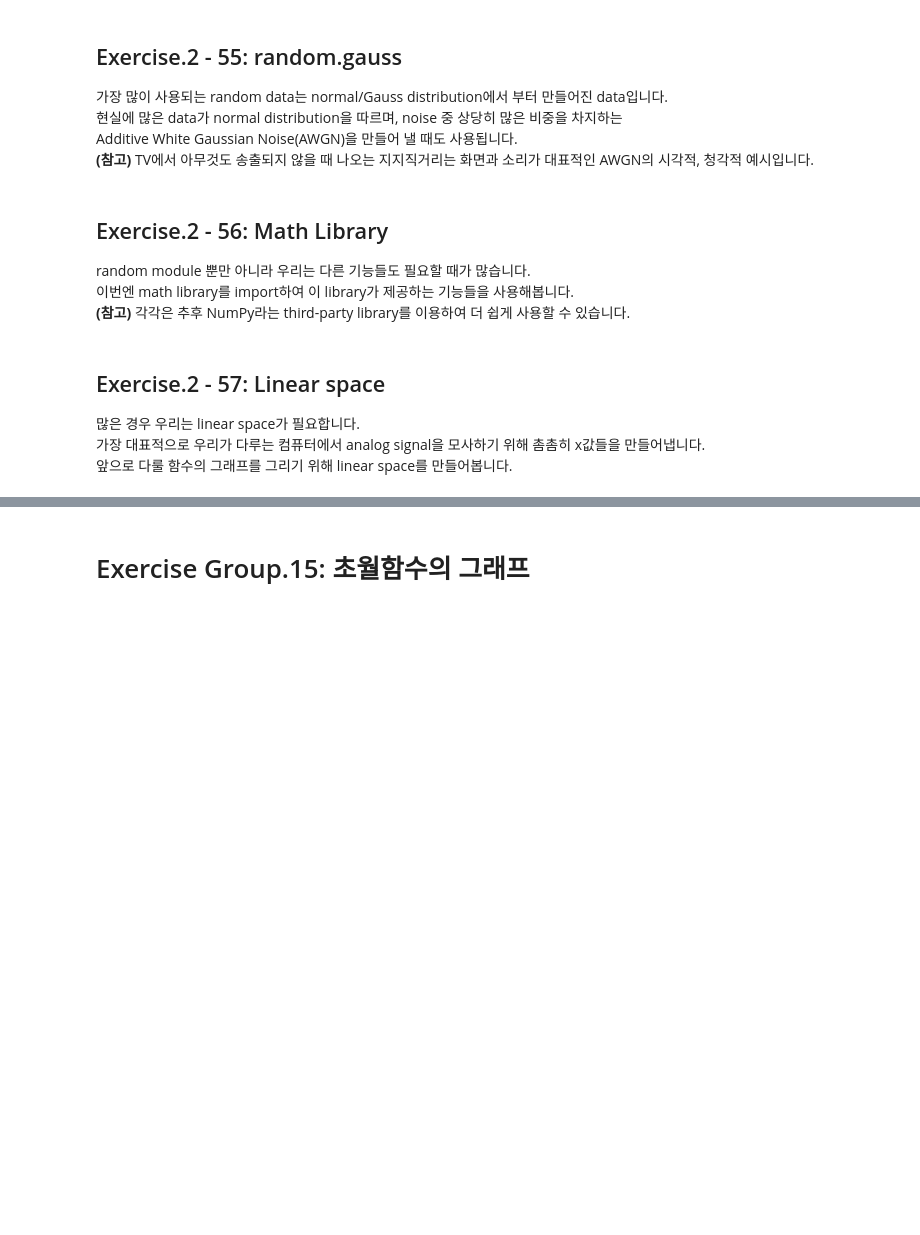
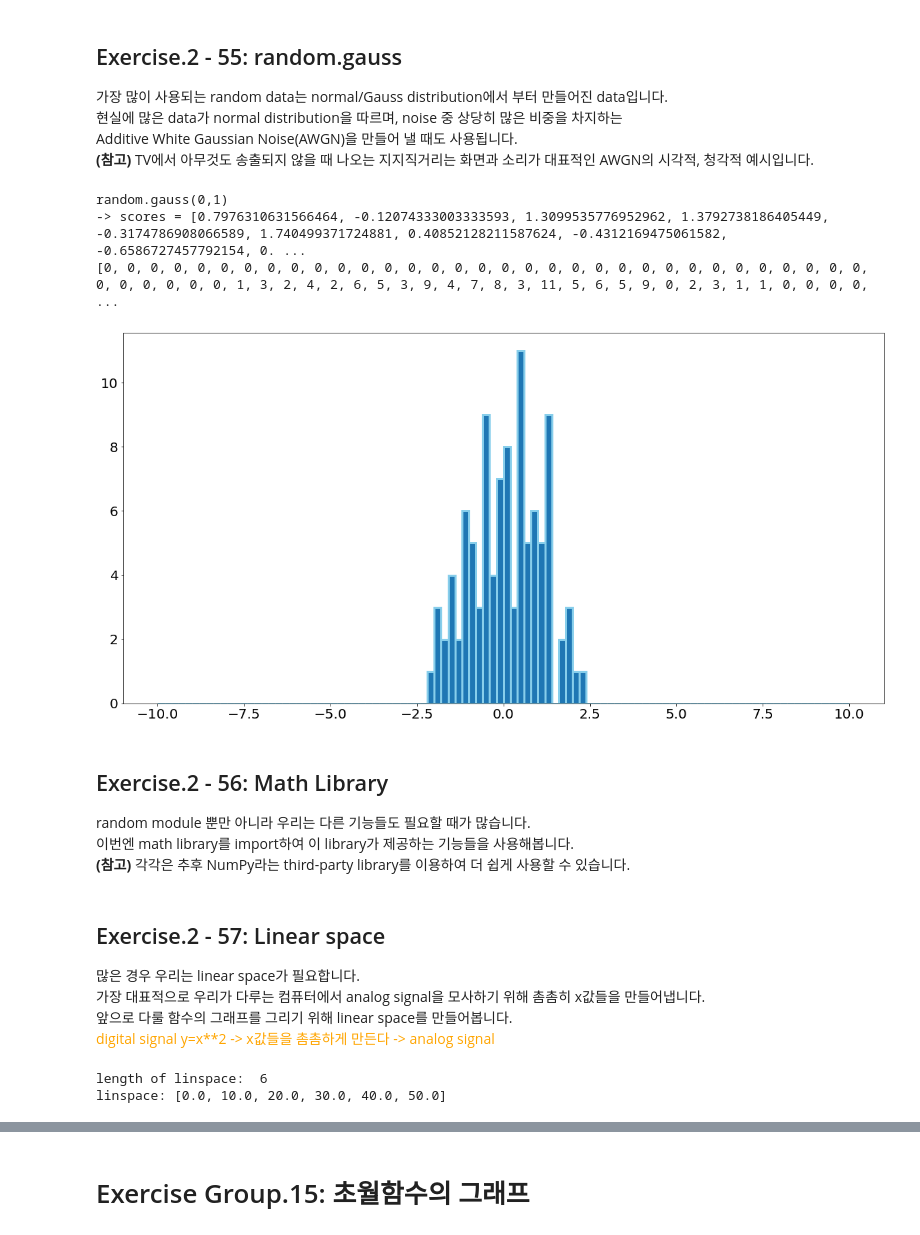
Before and after one commit to jjy961228/INF_DeepLearning, a Jupyter notebook: INF_DeepLearning2/P4DL_Lv2_Lecture_Code.ipynb, the cells around one changed output, grey strips where cells are left out. Saved outputs shown, nothing was run; the diff lists cells and outputs as text; code cells hidden in the pictures; blank space fills up the shorter version.

```diff
--- a/INF_DeepLearning2/P4DL_Lv2_Lecture_Code.ipynb
+++ b/INF_DeepLearning2/P4DL_Lv2_Lecture_Code.ipynb
@@ -487,16 +601,20 @@ zip과 enumerate을 함께 사용하여 2개의 vector에 대한 연산을 연
 # %%
 e_scores = [40, 20, 50, 80]
 m_scores = [20, 60, 30, 40]
+    #enumerate와 zip을 거치면
+    #데이터가 [0 , (40,20)]
+    #        [1,  (20,60)] ... 의 형태로 바뀐다
 
 # initialize the maxima, maximum indices
 Maxes = [None, None]
-M_indices = [0, 0]
+M_indecies = [0 , 0]
 
-for s_idx, (e_s, m_s) in enumerate(zip(e_scores, m_scores)):
-    if Maxes[0] == None or e_s > Maxes[0]:
-        Maxes[0], M_indices[0] = e_s, s_idx
-    if Maxes[1] == None or m_s > Maxes[1]:
-        Maxes[1], M_indices[1] = m_s, s_idx
-
-print("Maxima: ", Maxes)
-print("Maximum Indices: ", M_indices)
+for score_idx , (e_score, m_score) in enumerate(zip(e_scores, m_scores)):
+    #enumerate 와 zip을 이용해 초기값 가져오기
+    print(score_idx , e_score, m_score)
+    if Maxes[0] == None or e_score > Maxes[0]:
+        Maxes[0], M_indecies[0] = e_score , score_idx
+    if Maxes[1] == None or m_score > Maxes[0]:
+        Maxes[1], M_indecies[1] = m_score , score_idx
+print("Maxes[e_score, m_score] = ",  Maxes)
+print("M_indecies[e_idx, m_idx] = ", M_indecies)
@@ -1224,42 +1555,52 @@ Additive White Gaussian Noise(AWGN)을 만들어 낼 때도 사용됩니다.<br>
 import random
 
 # generate random data from the Gaussian distribution
-# method.1
+# random.gauss(mean, std) :가우스 분포(정규분포)의 난수(Gaussian random number)를 반환
+# random.gauss(0, 1) : 평균 0, 표준편차 1인 난수를 생성
+n_student = 100
+'''
+# method1
 scores = list()
-n_student = 1000
 for _ in range(n_student):
-    scores.append(random.gauss(0, 3))
-# method.2
-scores = [random.gauss(3, 3) for _ in range(n_student)]
+    scores.append(random.gauss(0,1))
+print(f"random.gauss(0,1) \n-> scores = {scores} ")
+'''
+# method2
+scores = [random.gauss(0,1) for _ in range(n_student)] #100개만큼 m=0 , std=1 인 난수 생성
+print(f"random.gauss(0,1) \n-> scores = {scores} ")
 
 # calculate the histogram for check
 n_bin = 100
-hist_range = [-10, 10] # [NOTE] the range
+hist_range = [-10, 10]
 interval = (hist_range[1] - hist_range[0])/n_bin
 cutoffs = list()
 hist = list()
 
 for cutoff in range(n_bin):
     cutoff = hist_range[0] + interval*cutoff
     cutoffs.append(cutoff)
     hist.append(0)
 
 for score in scores:
     for cutoff_idx in range(n_bin):
         cutoff = cutoffs[cutoff_idx]
         diff = score - cutoff
         if diff >= 0 and diff < interval:
             hist[cutoff_idx] += 1
             break
 
 print(hist)
 
-# [Note] Don't care about this code for now
-# We'll cover this shortly
+# make a graph
 import matplotlib.pyplot as plt
 fig, ax = plt.subplots(figsize=(20, 10))
 ax.bar(cutoffs, hist, width=interval, edgecolor='skyblue', linewidth=3, align='edge')
 ax.tick_params(labelsize=20)
+# %% [output]
+random.gauss(0,1)
+-> scores = [0.7976310631566464, -0.12074333003333593, 1.3099535776952962, 1.3792738186405449, -0.3174786908066589, 1.740499371724881, 0.40852128211587624, -0.4312169475061582, -0.6586727457792154, 0. ...
+[0, 0, 0, 0, 0, 0, 0, 0, 0, 0, 0, 0, 0, 0, 0, 0, 0, 0, 0, 0, 0, 0, 0, 0, 0, 0, 0, 0, 0, 0, 0, 0, 0, 0, 0, 0, 0, 0, 0, 1, 3, 2, 4, 2, 6, 5, 3, 9, 4, 7, 8, 3, 11, 5, 6, 5, 9, 0, 2, 3, 1, 1, 0, 0, 0, 0,  ...
+[figure, added]
 # %% [markdown]
 ## Exercise.2 - 56: Math Library
 random module 뿐만 아니라 우리는 다른 기능들도 필요할 때가 많습니다. <br>
@@ -1287,22 +1636,43 @@ print('cos(90[degree]): ', cos)
 ## Exercise.2 - 57: Linear space
 많은 경우 우리는 linear space가 필요합니다. <br>
 가장 대표적으로 우리가 다루는 컴퓨터에서 analog signal을 모사하기 위해 촘촘히 x값들을 만들어냅니다. <br>
-앞으로 다룰 함수의 그래프를 그리기 위해 linear space를 만들어봅니다.
+앞으로 다룰 함수의 그래프를 그리기 위해 linear space를 만들어봅니다.<br>
+<font color="orange">
+    digital signal y=x**2 -> x값들을 촘촘하게 만든다 -> analog signal
+</font>
 # %%
 # set the linear space conditions
 low, high = 0, 50
-n_data = 11
+n_data = 6
+'''
+*-----------------*------------*------------*------------*
+0(low)                                                 100(high)
+1(n_data)         2            3            4            5
+1(linspace_value) 2            3            4            5
+1(cutoffs)        2            3            4            5
+
+    interval         interval      interval     interval
+
+즉, interval의 갯수는 (n_data -1)개 이다.
+따라서, interval = (high-low) / n_data-1
+'''
 
 # calculate the interval between points
 interval = (high - low)/(n_data - 1)
 
 # get the linearly-spaced values
 # from low to high
-linspace = list()
+linspace = list() #linear space = linspace라고 많이 부른다
+
+# 50~100간격이라면 50 + data_idx*interval 만큼의 간격이 linspace가 된다
+# 이때, linspace value갯수는 n_data의 갯수와 같아진다
 for data_idx in range(n_data):
+
     linspace.append(low + data_idx*interval)
-
 print("length of linspace: ", len(linspace))
-print(linspace)
+print("linspace:", linspace)
+# %% [output]
+length of linspace:  6
+linspace: [0.0, 10.0, 20.0, 30.0, 40.0, 50.0]
 # %% [markdown]
 ## Exercise.2 - 58: Matplotlib
```
Also changed, not shown: parts of 55 cells of this notebook.
